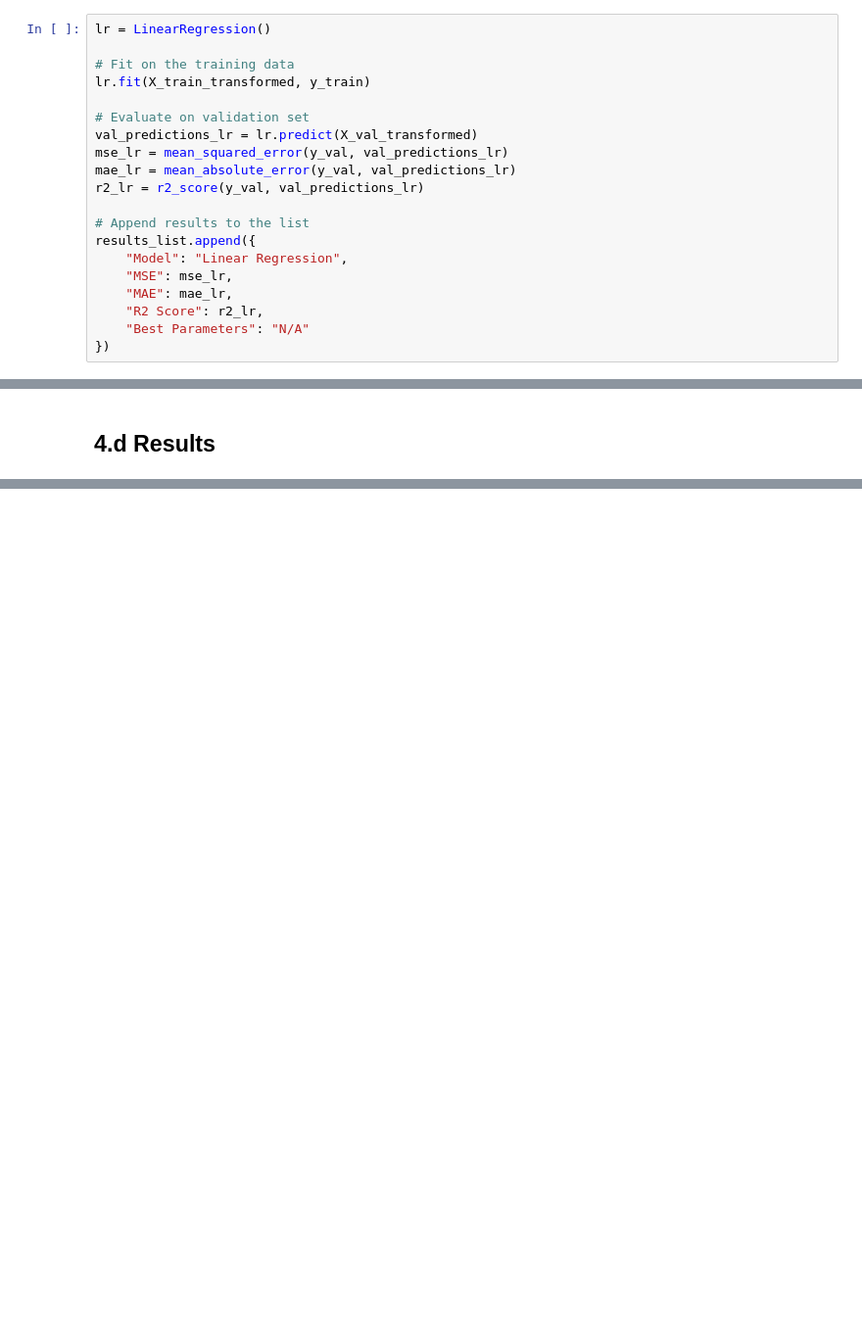
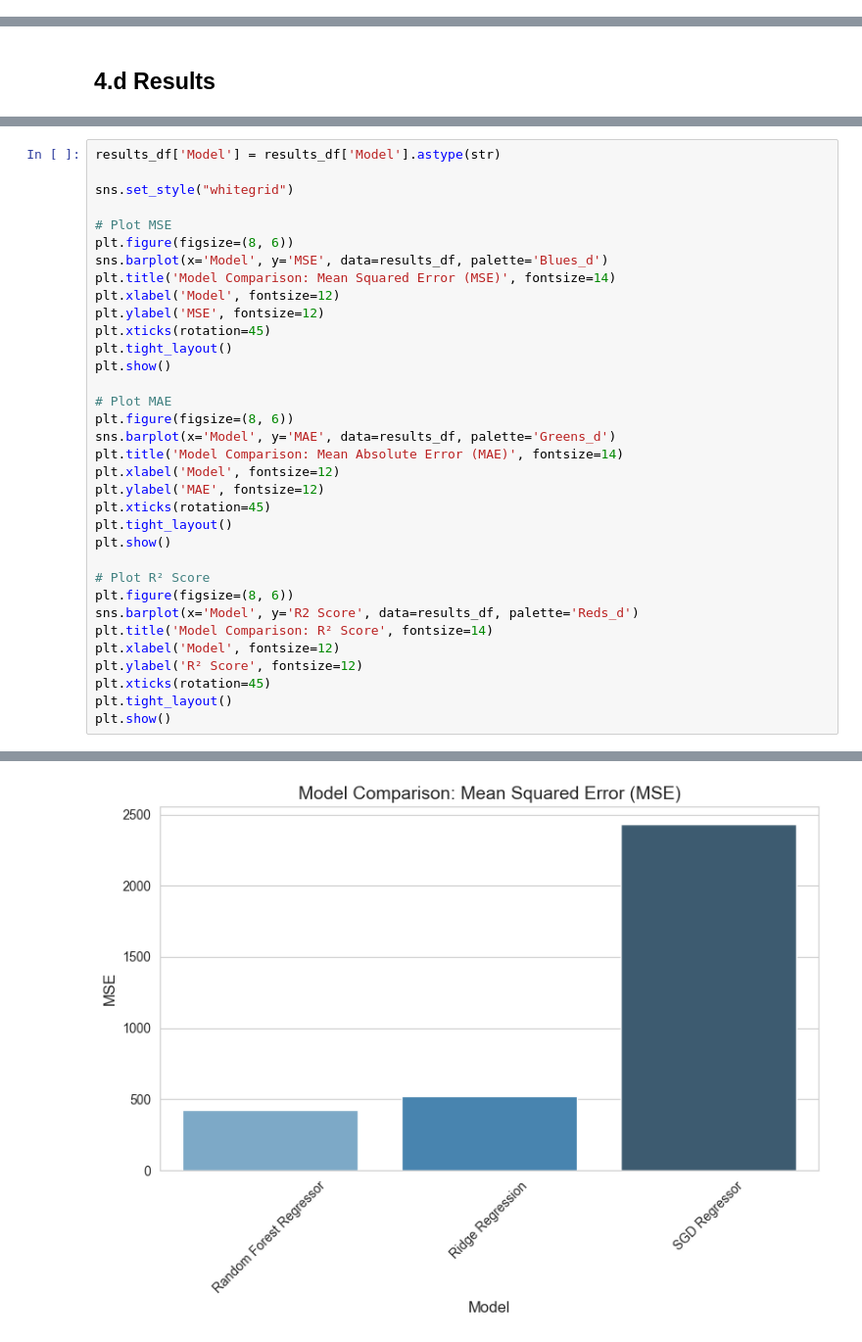
Before and after one commit to TuvshinSelenge/spotify_analysis, a Jupyter notebook: Modelling.ipynb, the cells around one changed output, grey strips where cells are left out. Shown at 98% size. Cells and saved outputs as stored; diff of their text form; blank space fills up the shorter version.

```diff
--- a/Modelling.ipynb
+++ b/Modelling.ipynb
@@ -211,23 +216,3 @@ results_list.append({
 Fitting 3 folds for each of 2 candidates, totalling 6 fits
 # %% [markdown]
 # Linear Regression
-# %%
-lr = LinearRegression()
-
-# Fit on the training data
-lr.fit(X_train_transformed, y_train)
-
-# Evaluate on validation set
-val_predictions_lr = lr.predict(X_val_transformed)
-mse_lr = mean_squared_error(y_val, val_predictions_lr)
-mae_lr = mean_absolute_error(y_val, val_predictions_lr)
-r2_lr = r2_score(y_val, val_predictions_lr)
-
-# Append results to the list
-results_list.append({
-    "Model": "Linear Regression",
-    "MSE": mse_lr,
-    "MAE": mae_lr,
-    "R2 Score": r2_lr,
-    "Best Parameters": "N/A"
-})
@@ -310 +327,36 @@ Model Comparison:
 2                { 'alpha': 0.001,\n  'eta0': 0.1,\n  'learning_rate': 'constant',\n  'loss': 'huber',\n  'penalty': 'l1'}
+# %%
+results_df['Model'] = results_df['Model'].astype(str)
+
+sns.set_style("whitegrid")
+
+# Plot MSE
+plt.figure(figsize=(8, 6))
+sns.barplot(x='Model', y='MSE', data=results_df, palette='Blues_d')
+plt.title('Model Comparison: Mean Squared Error (MSE)', fontsize=14)
+plt.xlabel('Model', fontsize=12)
+plt.ylabel('MSE', fontsize=12)
+plt.xticks(rotation=45)
+plt.tight_layout()
+plt.show()
+
+# Plot MAE
+plt.figure(figsize=(8, 6))
+sns.barplot(x='Model', y='MAE', data=results_df, palette='Greens_d')
+plt.title('Model Comparison: Mean Absolute Error (MAE)', fontsize=14)
+plt.xlabel('Model', fontsize=12)
+plt.ylabel('MAE', fontsize=12)
+plt.xticks(rotation=45)
+plt.tight_layout()
+plt.show()
+
+# Plot R² Score
+plt.figure(figsize=(8, 6))
+sns.barplot(x='Model', y='R2 Score', data=results_df, palette='Reds_d')
+plt.title('Model Comparison: R² Score', fontsize=14)
+plt.xlabel('Model', fontsize=12)
+plt.ylabel('R² Score', fontsize=12)
+plt.xticks(rotation=45)
+plt.tight_layout()
+plt.show()
+# %% [output]
@@ -310,0 +366 @@ Model Comparison:
+[figure, added]
```
Also changed, not shown: parts of 6 cells of this notebook.
